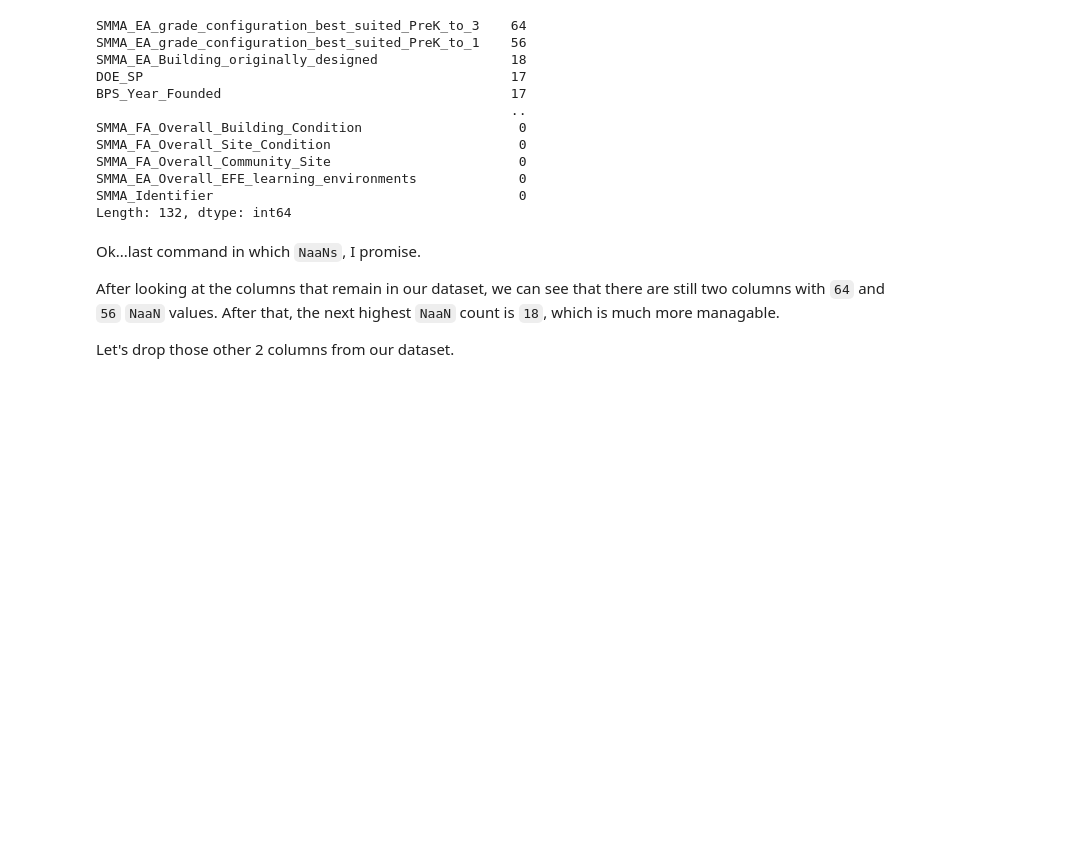
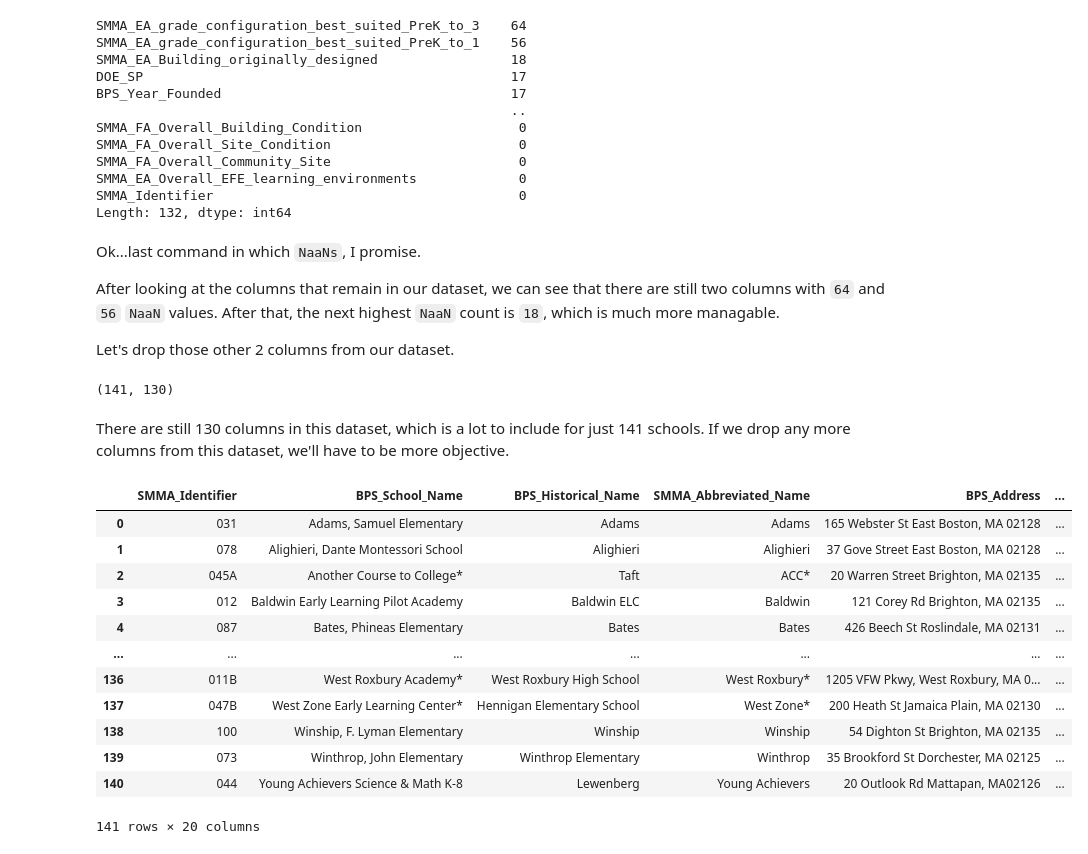
Before and after one commit to mike-laccavole/boston-public-schools-2015, a Jupyter notebook: notebooks/Untitled.ipynb, the cells around one changed output. Saved outputs shown, nothing was run; the diff lists cells and outputs as text; code cells hidden in the pictures; blank space fills up the shorter version.

```diff
--- a/notebooks/Untitled.ipynb
+++ b/notebooks/Untitled.ipynb
@@ -236,3 +237,26 @@ Let's drop those other 2 columns from our dataset.
 bos.drop(columns = ['SMMA_EA_grade_configuration_best_suited_PreK_to_3',
                     'SMMA_EA_grade_configuration_best_suited_PreK_to_1'],
          inplace = True)
+# %%
+# How many columns do we have now?
+bos.shape
+# %% [output]
+(141, 130)
+# %% [markdown]
+There are still 130 columns in this dataset, which is a lot to include for just 141 schools. If we drop any more columns from this dataset, we'll have to be more objective.
+# %%
+bos[bos.columns[:20]]
+# %% [output]
+|  | SMMA_Identifier | BPS_School_Name | BPS_Historical_Name | SMMA_Abbreviated_Name | BPS_Address | ... |
+| 0 | 031 | Adams, Samuel Elementary | Adams | Adams | 165 Webster St East Boston, MA 02128 | ... |
+| 1 | 078 | Alighieri, Dante Montessori School | Alighieri | Alighieri | 37 Gove Street East Boston, MA 02128 | ... |
+| 2 | 045A | Another Course to College* | Taft | ACC* | 20 Warren Street Brighton, MA 02135 | ... |
+| 3 | 012 | Baldwin Early Learning Pilot Academy | Baldwin ELC | Baldwin | 121 Corey Rd Brighton, MA 02135 | ... |
+| 4 | 087 | Bates, Phineas Elementary | Bates | Bates | 426 Beech St Roslindale, MA 02131 | ... |
+| ... | ... | ... | ... | ... | ... | ... |
+| 136 | 011B | West Roxbury Academy* | West Roxbury High School | West Roxbury* | 1205 VFW Pkwy, West Roxbury, MA 0... | ... |
+| 137 | 047B | West Zone Early Learning Center* | Hennigan Elementary School | West Zone* | 200 Heath St Jamaica Plain, MA 02130 | ... |
+| 138 | 100 | Winship, F. Lyman Elementary | Winship | Winship | 54 Dighton St Brighton, MA 02135 | ... |
+| 139 | 073 | Winthrop, John Elementary | Winthrop Elementary | Winthrop | 35 Brookford St Dorchester, MA 02125 | ... |
+| 140 | 044 | Young Achievers Science & Math K-8 | Lewenberg | Young Achievers | 20 Outlook Rd Mattapan, MA02126 | ... |
+141 rows × 20 columns
```
Also changed, not shown: parts of 4 cells of this notebook.
